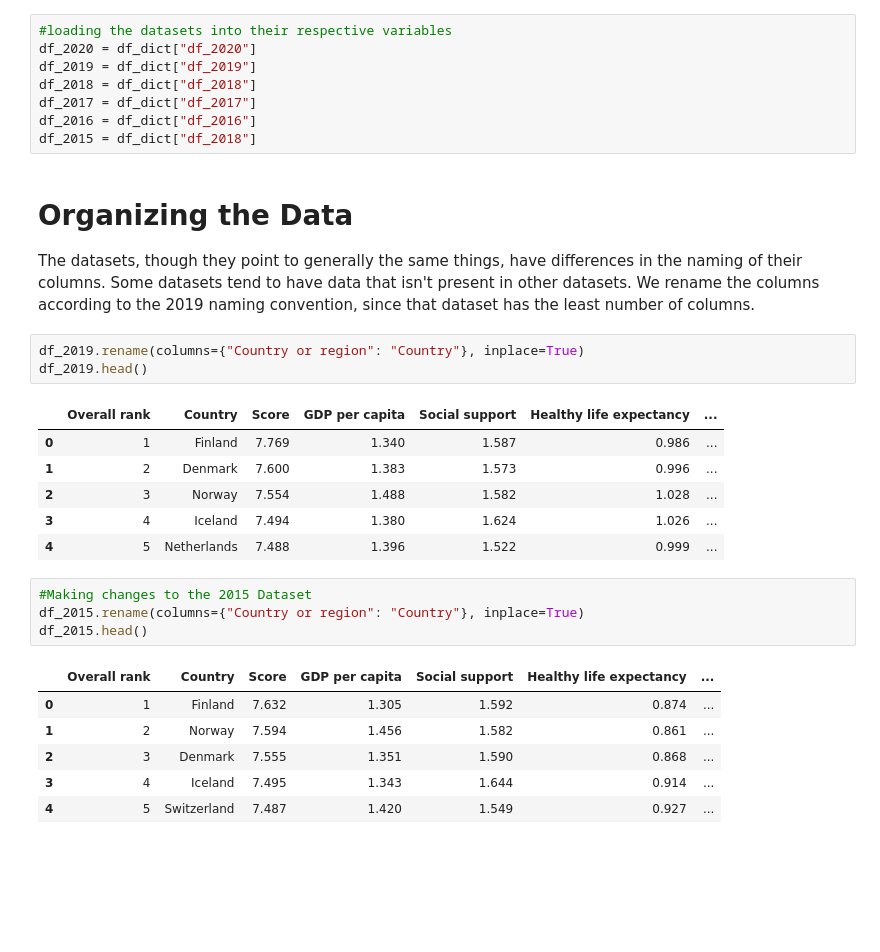
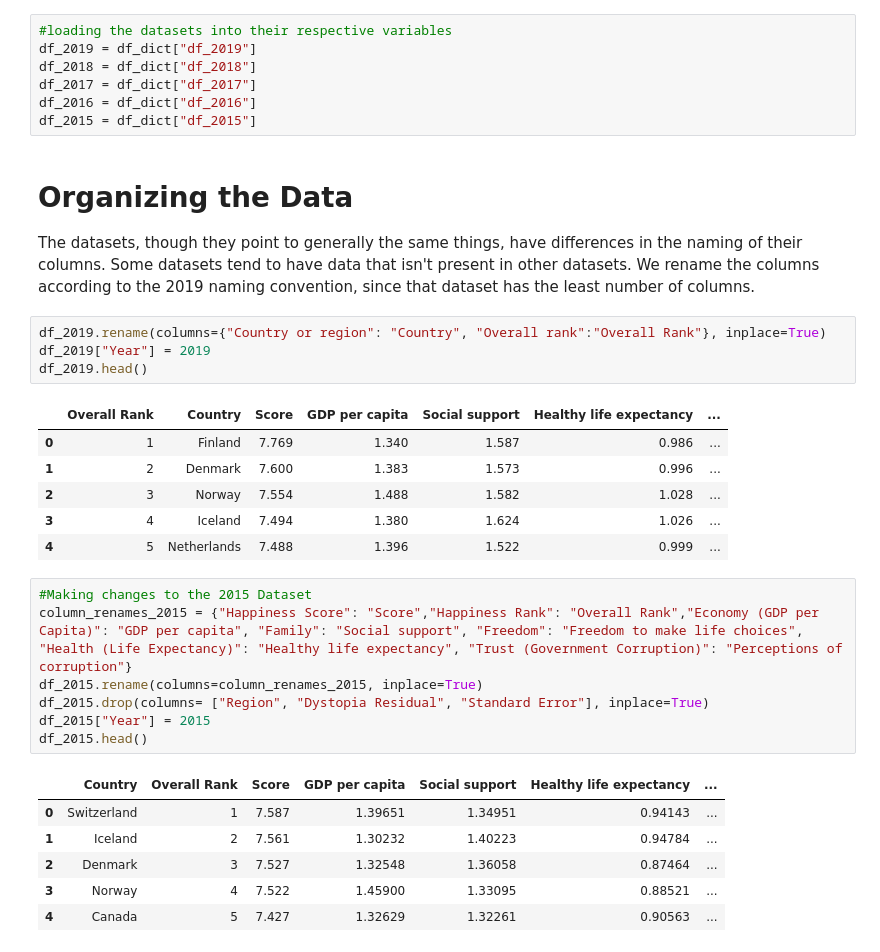
Before and after one commit to Matildasoric44/Country-and-Happiness-correlation-project, a Jupyter notebook: Project 1.ipynb, the cells around one changed output. Cells and saved outputs as stored; diff of their text form; blank space fills up the shorter version.

```diff
--- a/Project 1.ipynb
+++ b/Project 1.ipynb
@@ -15,20 +16,20 @@ for file in os.listdir(path):
     df_dict[name] = pd.read_csv(os.path.join("Resources", file))
 # %%
 #loading the datasets into their respective variables
-df_2020 = df_dict["df_2020"]
 df_2019 = df_dict["df_2019"]
 df_2018 = df_dict["df_2018"]
 df_2017 = df_dict["df_2017"]
 df_2016 = df_dict["df_2016"]
-df_2015 = df_dict["df_2018"]
+df_2015 = df_dict["df_2015"]
 # %% [markdown]
 # Organizing the Data
 The datasets, though they point to generally the same things, have differences in the naming of their columns. Some datasets tend to have data that isn't present in other datasets. We rename the columns according to the 2019 naming convention, since that dataset has the least number of columns.
 # %%
-df_2019.rename(columns={"Country or region": "Country"}, inplace=True)
+df_2019.rename(columns={"Country or region": "Country", "Overall rank":"Overall Rank"}, inplace=True)
+df_2019["Year"] = 2019
 df_2019.head()
 # %% [output]
-|  | Overall rank | Country | Score | GDP per capita | Social support | Healthy life expectancy | ... |
+|  | Overall Rank | Country | Score | GDP per capita | Social support | Healthy life expectancy | ... |
 | 0 | 1 | Finland | 7.769 | 1.340 | 1.587 | 0.986 | ... |
 | 1 | 2 | Denmark | 7.600 | 1.383 | 1.573 | 0.996 | ... |
 | 2 | 3 | Norway | 7.554 | 1.488 | 1.582 | 1.028 | ... |
@@ -36,15 +37,18 @@ df_2019.head()
 | 4 | 5 | Netherlands | 7.488 | 1.396 | 1.522 | 0.999 | ... |
 # %%
 #Making changes to the 2015 Dataset
-df_2015.rename(columns={"Country or region": "Country"}, inplace=True)
+column_renames_2015 = {"Happiness Score": "Score","Happiness Rank": "Overall Rank","Economy (GDP per Capita)": "GDP per capita", "Family": "Social support", "Freedom": "Freedom to make life choices", "Health (Life Expectancy)": "Healthy life expectancy", "Trust (Government Corruption)": "Perceptions of corruption"}
+df_2015.rename(columns=column_renames_2015, inplace=True)
+df_2015.drop(columns= ["Region", "Dystopia Residual", "Standard Error"], inplace=True)
+df_2015["Year"] = 2015
 df_2015.head()
 # %% [output]
-|  | Overall rank | Country | Score | GDP per capita | Social support | Healthy life expectancy | ... |
-| 0 | 1 | Finland | 7.632 | 1.305 | 1.592 | 0.874 | ... |
-| 1 | 2 | Norway | 7.594 | 1.456 | 1.582 | 0.861 | ... |
-| 2 | 3 | Denmark | 7.555 | 1.351 | 1.590 | 0.868 | ... |
-| 3 | 4 | Iceland | 7.495 | 1.343 | 1.644 | 0.914 | ... |
-| 4 | 5 | Switzerland | 7.487 | 1.420 | 1.549 | 0.927 | ... |
+|  | Country | Overall Rank | Score | GDP per capita | Social support | Healthy life expectancy | ... |
+| 0 | Switzerland | 1 | 7.587 | 1.39651 | 1.34951 | 0.94143 | ... |
+| 1 | Iceland | 2 | 7.561 | 1.30232 | 1.40223 | 0.94784 | ... |
+| 2 | Denmark | 3 | 7.527 | 1.32548 | 1.36058 | 0.87464 | ... |
+| 3 | Norway | 4 | 7.522 | 1.45900 | 1.33095 | 0.88521 | ... |
+| 4 | Canada | 5 | 7.427 | 1.32629 | 1.32261 | 0.90563 | ... |
 # %%
 column_renames_2016 = {"Happiness Score": "Score","Happiness Rank": "Overall Rank","Economy (GDP per Capita)": "GDP per capita", "Family": "Social support", "Freedom": "Freedom to make life choices", "Health (Life Expectancy)": "Healthy life expectancy", "Trust (Government Corruption)": "Perceptions of corruption"}
 df_2016.rename(columns=column_renames_2016, inplace=True)
```
Also changed, not shown: parts of 15 cells of this notebook, 1 other file.
